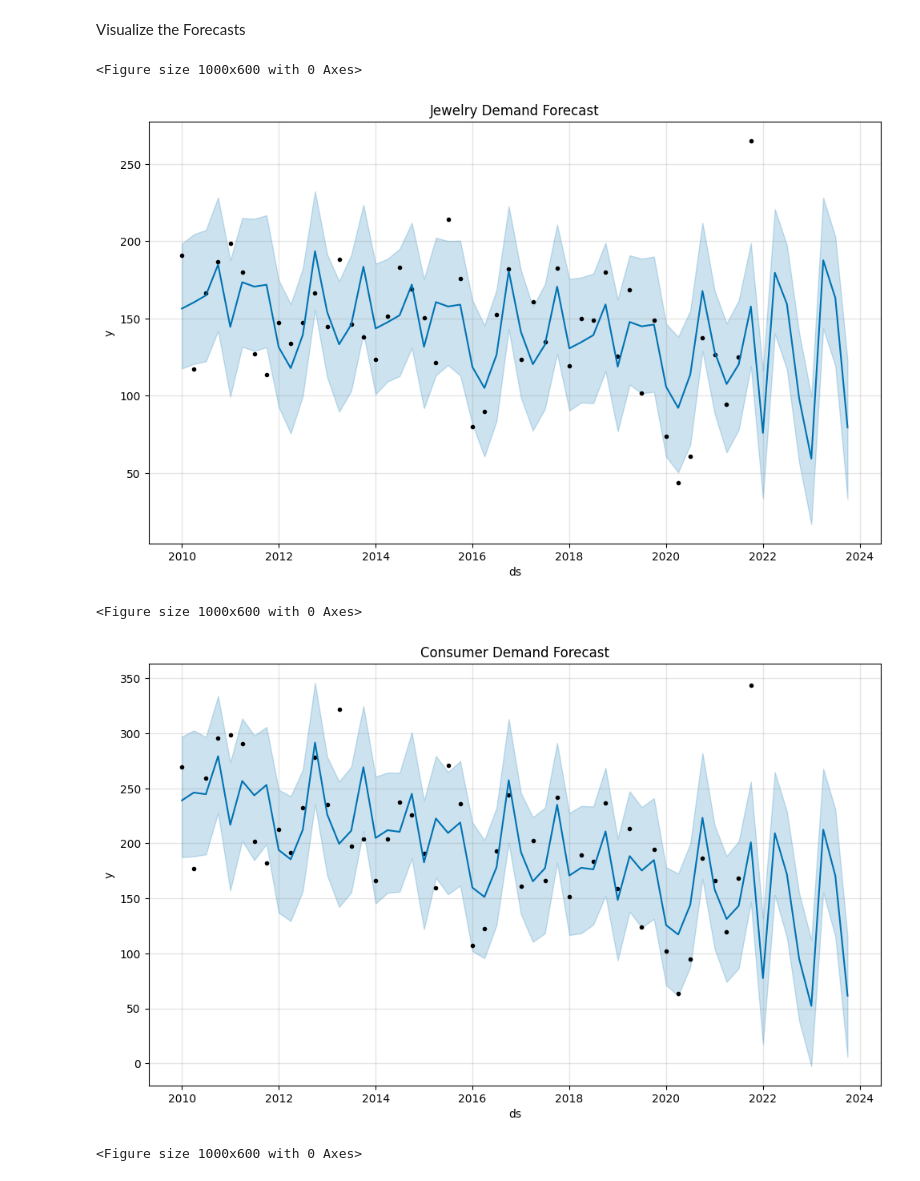
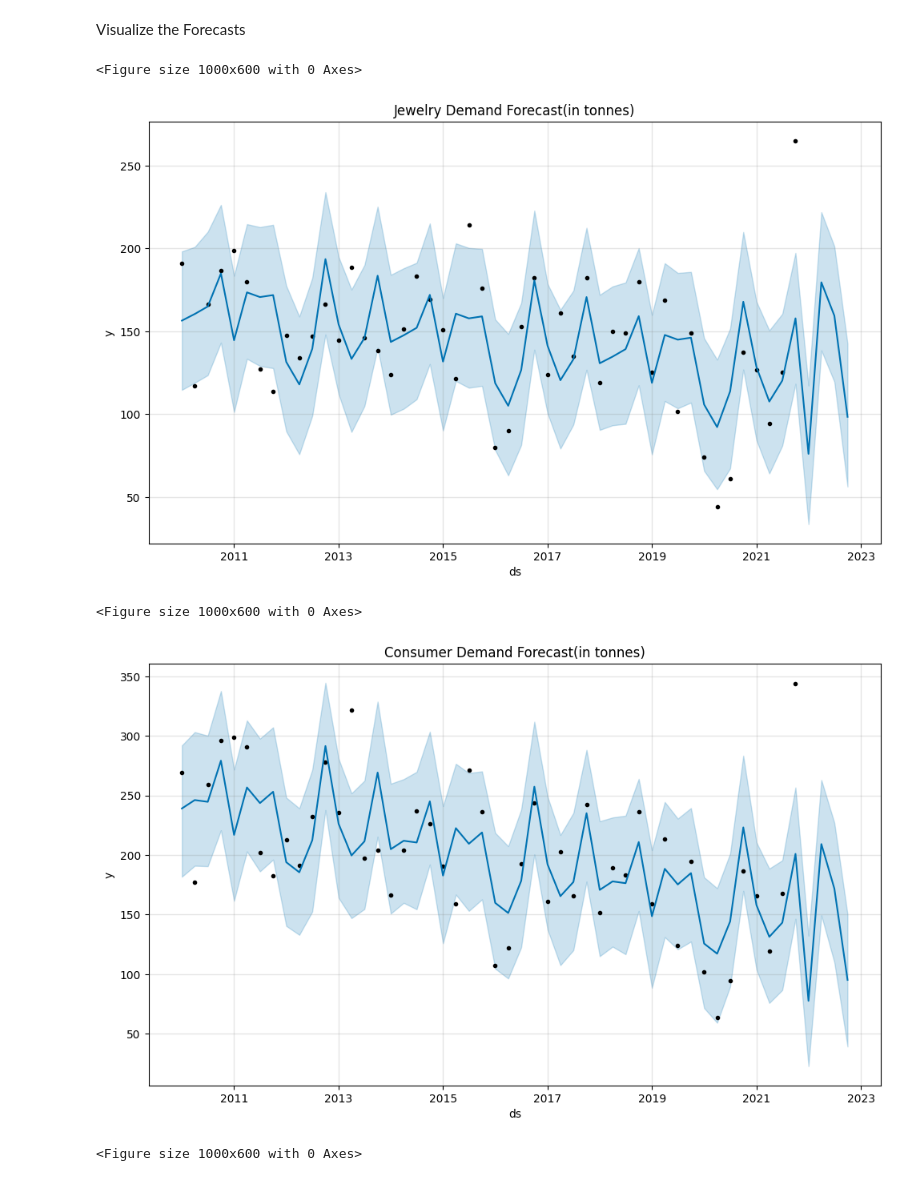
Before and after one commit to SRBaxla/gold_forecasting, a Jupyter notebook: Project.ipynb, the cells around one changed output. Cells and saved outputs as stored; diff of their text form; code cells hidden in the pictures.

```diff
--- a/Project.ipynb
+++ b/Project.ipynb
@@ -56,6 +54,8 @@ data.head()
 | 4 | Q*1 | 198.8 | 20,176.3 | 298.8 | Q1 | 2011 | ... |
 # %% [markdown]
 Forecast Jewelry Demand
+# %%
+periods=4
 # %%
 from prophet import Prophet
 
@@ -64,7 +64,7 @@ model_jewelry = Prophet()
 model_jewelry.fit(data[['ds', 'jewelry_demand']].rename(columns={'jewelry_demand': 'y'}))
 
 # Create future dataframe
-future_jewelry = model_jewelry.make_future_dataframe(periods=8, freq='Q')
+future_jewelry = model_jewelry.make_future_dataframe(periods=periods, freq='Q')
 
 # Predict future jewelry demand
 forecast_jewelry = model_jewelry.predict(future_jewelry)
@@ -88,7 +88,7 @@ model_consumer = Prophet()
 model_consumer.fit(data[['ds', 'consumer_demand']].rename(columns={'consumer_demand': 'y'}))
 
 # Create future dataframe
-future_consumer = model_consumer.make_future_dataframe(periods=8, freq='Q')
+future_consumer = model_consumer.make_future_dataframe(periods=periods, freq='Q')
 
 # Predict future consumer demand
 forecast_consumer = model_consumer.predict(future_consumer)
@@ -112,7 +112,7 @@ model_price = Prophet()
 model_price.fit(data[['ds', 'price']].rename(columns={'price': 'y'}))
 
 # Create future dataframe
-future_price = model_price.make_future_dataframe(periods=8, freq='Q')
+future_price = model_price.make_future_dataframe(periods=periods, freq='Q')
 
 # Predict future price
 forecast_price = model_price.predict(future_price)
@@ -133,24 +133,24 @@ Visualize the Forecasts
 # %%
 import matplotlib.pyplot as plt
 
 # Plot the forecasts
 plt.figure(figsize=(10, 6))
 model_jewelry.plot(forecast_jewelry)
-plt.title('Jewelry Demand Forecast')
+plt.title('Jewelry Demand Forecast(in tonnes)')
 plt.show()
 
 plt.figure(figsize=(10, 6))
 model_consumer.plot(forecast_consumer)
-plt.title('Consumer Demand Forecast')
+plt.title('Consumer Demand Forecast(in tonnes)')
 plt.show()
 
 plt.figure(figsize=(10, 6))
 model_price.plot(forecast_price)
-plt.title('Price Forecast')
+plt.title('Price Forecast (in Rs/10grams)')
 plt.show()
 # %% [output]
 <Figure size 1000x600 with 0 Axes>
-[figure, old version]
+[figure, new version]
 <Figure size 1000x600 with 0 Axes>
-[figure, old version]
+[figure, new version]
 <Figure size 1000x600 with 0 Axes>
```
Also changed, not shown: parts of 5 cells of this notebook.
